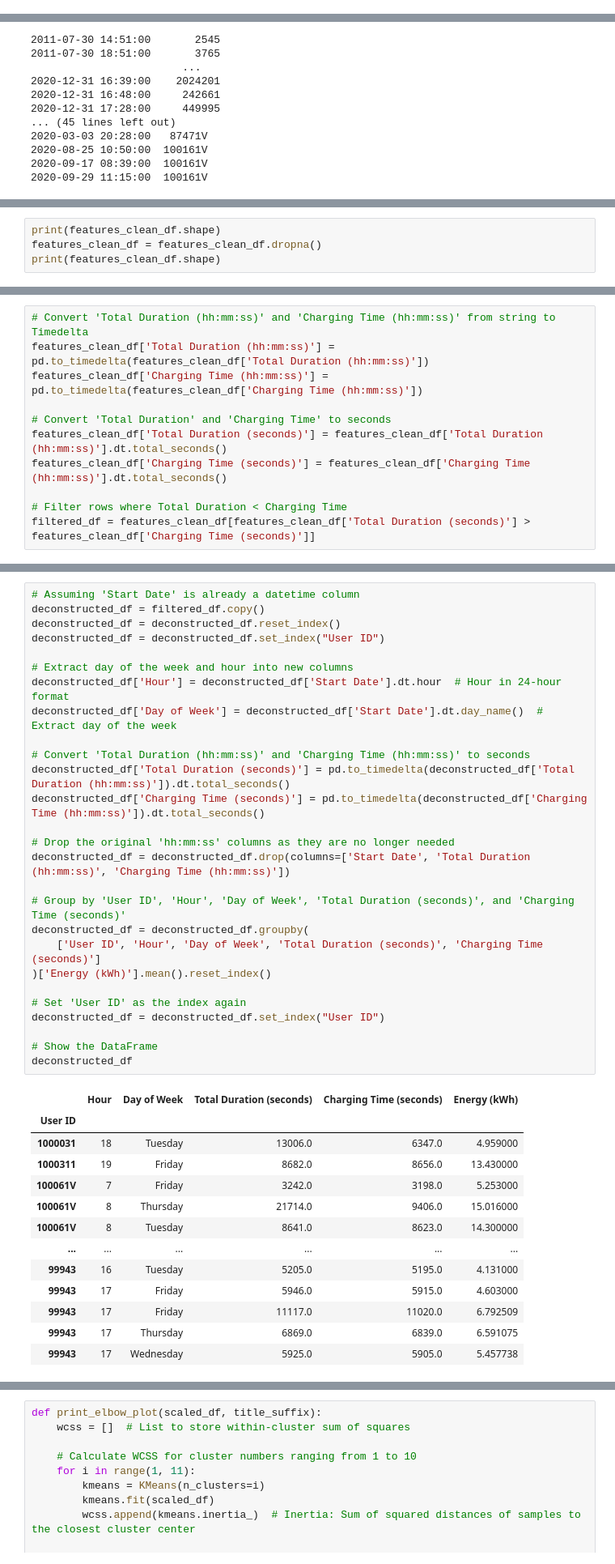
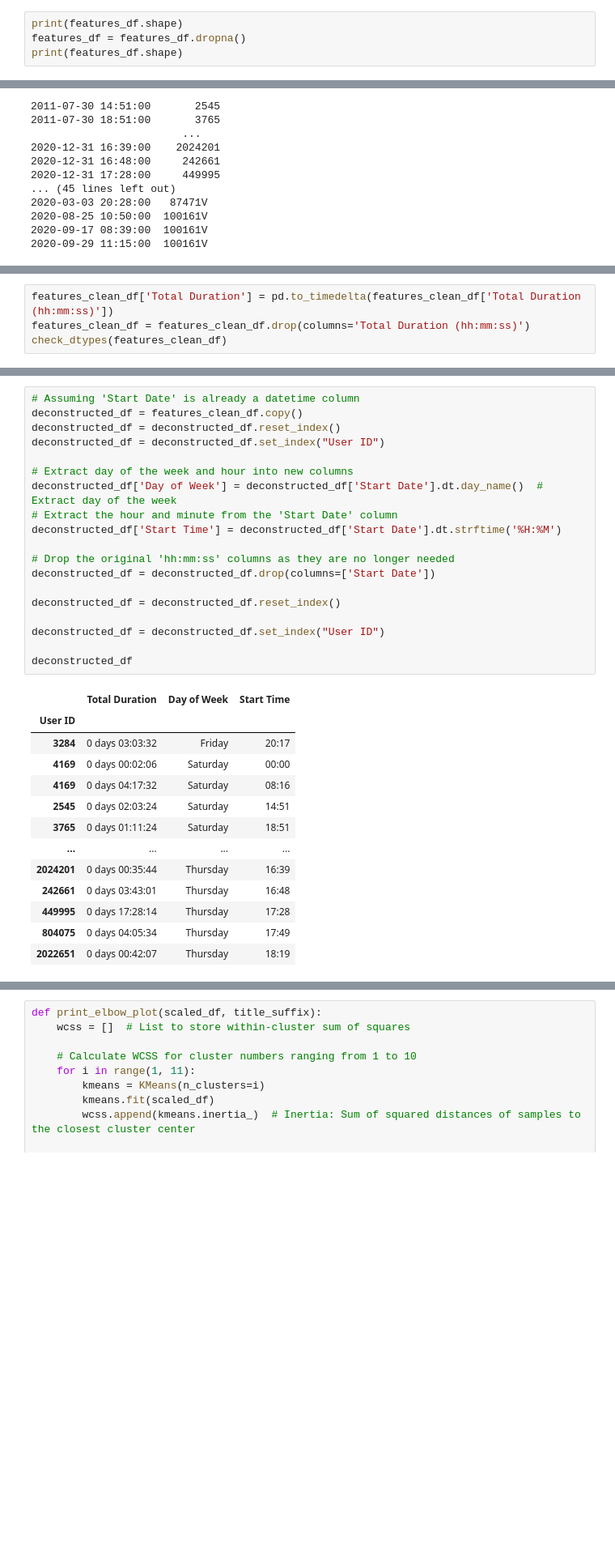
Before and after one commit to vilim-cro/Energy-and-Mobility, a Jupyter notebook: src/Section2a_Clustering.ipynb, the cells around one changed output, grey strips where cells are left out. Shown at 81% size. Saved outputs shown, nothing was run; the diff lists cells and outputs as text; blank space fills up the shorter version.

```diff
--- a/src/Section2a_Clustering.ipynb
+++ b/src/Section2a_Clustering.ipynb
@@ -80,0 +138,4 @@ Let's check for type consistency
+# %%
+print(features_df.shape)
+features_df = features_df.dropna()
+print(features_df.shape)
@@ -198,0 +280,4 @@ The column 'Charging Time (hh:mm:ss)' has a consistent data type: <class 'pandas
+# %%
+features_clean_df['Total Duration'] = pd.to_timedelta(features_clean_df['Total Duration (hh:mm:ss)'])
+features_clean_df = features_clean_df.drop(columns='Total Duration (hh:mm:ss)')
+check_dtypes(features_clean_df)
@@ -201,4 +288,0 @@ Now all the columns are consistent in data type.
-# %%
-print(features_clean_df.shape)
-features_clean_df = features_clean_df.dropna()
-print(features_clean_df.shape)
@@ -210,11 +288,0 @@ Remove invalid time values. Charging time cannot be less than Total Duration.
-# %%
-# Convert 'Total Duration (hh:mm:ss)' and 'Charging Time (hh:mm:ss)' from string to Timedelta
-features_clean_df['Total Duration (hh:mm:ss)'] = pd.to_timedelta(features_clean_df['Total Duration (hh:mm:ss)'])
-features_clean_df['Charging Time (hh:mm:ss)'] = pd.to_timedelta(features_clean_df['Charging Time (hh:mm:ss)'])
-
-# Convert 'Total Duration' and 'Charging Time' to seconds
-features_clean_df['Total Duration (seconds)'] = features_clean_df['Total Duration (hh:mm:ss)'].dt.total_seconds()
-features_clean_df['Charging Time (seconds)'] = features_clean_df['Charging Time (hh:mm:ss)'].dt.total_seconds()
-
-# Filter rows where Total Duration < Charging Time
-filtered_df = features_clean_df[features_clean_df['Total Duration (seconds)'] > features_clean_df['Charging Time (seconds)']]
@@ -271,41 +313,33 @@ We start with 'Hour' of the day and average the energy usage by every user at ev
 # %%
 # Assuming 'Start Date' is already a datetime column
-deconstructed_df = filtered_df.copy()
+deconstructed_df = features_clean_df.copy()
 deconstructed_df = deconstructed_df.reset_index()
 deconstructed_df = deconstructed_df.set_index("User ID")
 
 # Extract day of the week and hour into new columns
-deconstructed_df['Hour'] = deconstructed_df['Start Date'].dt.hour  # Hour in 24-hour format
 deconstructed_df['Day of Week'] = deconstructed_df['Start Date'].dt.day_name()  # Extract day of the week
-
-# Convert 'Total Duration (hh:mm:ss)' and 'Charging Time (hh:mm:ss)' to seconds
-deconstructed_df['Total Duration (seconds)'] = pd.to_timedelta(deconstructed_df['Total Duration (hh:mm:ss)']).dt.total_seconds()
-deconstructed_df['Charging Time (seconds)'] = pd.to_timedelta(deconstructed_df['Charging Time (hh:mm:ss)']).dt.total_seconds()
+# Extract the hour and minute from the 'Start Date' column
+deconstructed_df['Start Time'] = deconstructed_df['Start Date'].dt.strftime('%H:%M')
 
 # Drop the original 'hh:mm:ss' columns as they are no longer needed
-deconstructed_df = deconstructed_df.drop(columns=['Start Date', 'Total Duration (hh:mm:ss)', 'Charging Time (hh:mm:ss)'])
+deconstructed_df = deconstructed_df.drop(columns=['Start Date'])
 
-# Group by 'User ID', 'Hour', 'Day of Week', 'Total Duration (seconds)', and 'Charging Time (seconds)'
-deconstructed_df = deconstructed_df.groupby(
-    ['User ID', 'Hour', 'Day of Week', 'Total Duration (seconds)', 'Charging Time (seconds)']
-)['Energy (kWh)'].mean().reset_index()
+deconstructed_df = deconstructed_df.reset_index()
 
-# Set 'User ID' as the index again
 deconstructed_df = deconstructed_df.set_index("User ID")
 
-# Show the DataFrame
 deconstructed_df
 # %% [output]
-|  | Hour | Day of Week | Total Duration (seconds) | Charging Time (seconds) | Energy (kWh) |
-| User ID |  |  |  |  |  |
-| 1000031 | 18 | Tuesday | 13006.0 | 6347.0 | 4.959000 |
-| 1000311 | 19 | Friday | 8682.0 | 8656.0 | 13.430000 |
-| 100061V | 7 | Friday | 3242.0 | 3198.0 | 5.253000 |
-| 100061V | 8 | Thursday | 21714.0 | 9406.0 | 15.016000 |
-| 100061V | 8 | Tuesday | 8641.0 | 8623.0 | 14.300000 |
-| ... | ... | ... | ... | ... | ... |
-| 99943 | 16 | Tuesday | 5205.0 | 5195.0 | 4.131000 |
-| 99943 | 17 | Friday | 5946.0 | 5915.0 | 4.603000 |
-| 99943 | 17 | Friday | 11117.0 | 11020.0 | 6.792509 |
-| 99943 | 17 | Thursday | 6869.0 | 6839.0 | 6.591075 |
-| 99943 | 17 | Wednesday | 5925.0 | 5905.0 | 5.457738 |
+|  | Total Duration | Day of Week | Start Time |
+| User ID |  |  |  |
+| 3284 | 0 days 03:03:32 | Friday | 20:17 |
+| 4169 | 0 days 00:02:06 | Saturday | 00:00 |
+| 4169 | 0 days 04:17:32 | Saturday | 08:16 |
+| 2545 | 0 days 02:03:24 | Saturday | 14:51 |
+| 3765 | 0 days 01:11:24 | Saturday | 18:51 |
+| ... | ... | ... | ... |
+| 2024201 | 0 days 00:35:44 | Thursday | 16:39 |
+| 242661 | 0 days 03:43:01 | Thursday | 16:48 |
+| 449995 | 0 days 17:28:14 | Thursday | 17:28 |
+| 804075 | 0 days 04:05:34 | Thursday | 17:49 |
+| 2022651 | 0 days 00:42:07 | Thursday | 18:19 |
```
Also changed, not shown: parts of 65 cells of this notebook, 1 other file.
